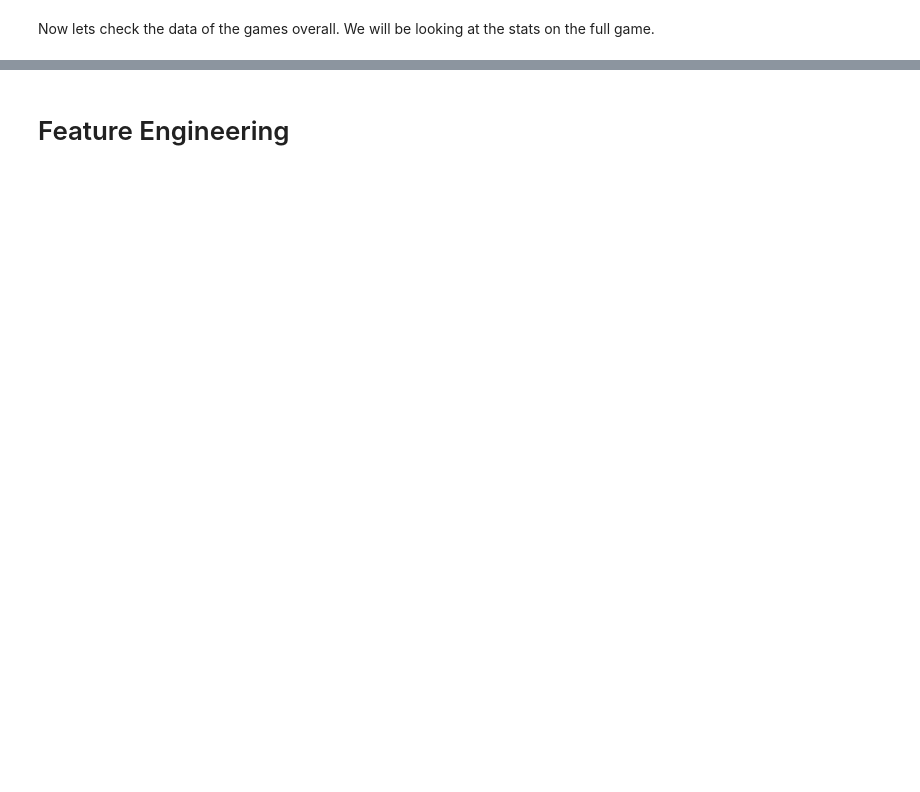
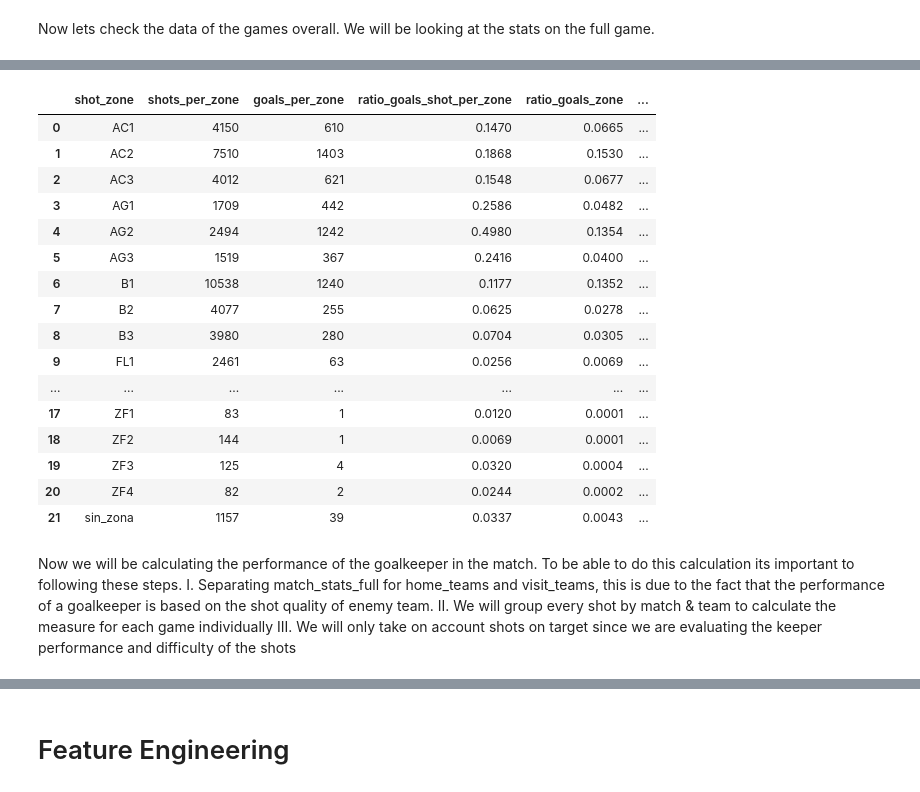
Before and after one commit to JavierJ002/FutbolPorLey, a Jupyter notebook: EDA_notebooks/goalkeepers.ipynb, the cells around one changed output, grey strips where cells are left out. Cells and saved outputs as stored; diff of their text form; code cells hidden in the pictures; blank space fills up the shorter version.

```diff
--- a/EDA_notebooks/goalkeepers.ipynb
+++ b/EDA_notebooks/goalkeepers.ipynb
@@ -135,0 +90,6 @@ print(len(local_gks), len(away_gks))
+# %%
+only_shots_events = match_events.loc[(match_events['event_type'] == 'shot')]
+
+#Goals are presented in shot events also...
+shot_events_per_match = pd.merge(only_shots_events, shots_events, on='event_id', how = 'left')
+shot_events_per_match.head()
@@ -135,0 +265,65 @@ print(len(local_gks), len(away_gks))
+# %%
+#Lets do some aggregations in order to investigate the efficiency of the shots made.
+shots_converted_goal = shots_events_per_match_mapped[
+    shots_events_per_match_mapped['shot_outcome'] == 'goal'
+]
+shots_saved = shots_events_per_match_mapped[
+    shots_events_per_match_mapped['shot_outcome'] == 'save'
+]
+
+shots_blocked = shots_events_per_match_mapped[
+    shots_events_per_match_mapped['shot_outcome'] == 'block'
+]
+
+shots_on_target = shots_events_per_match_mapped[(
+    shots_events_per_match_mapped['shot_outcome'] == 'goal') |
+    (shots_events_per_match_mapped['shot_outcome'] == 'save')
+]
+
+
+shots_per_zone = shots_events_per_match_mapped.groupby('shot_zone').size().reset_index(name = 'shots_per_zone')
+goals_per_zone = shots_converted_goal.groupby('shot_zone').size().reset_index(name = 'goals_per_zone')
+saves_per_zone = shots_saved.groupby('shot_zone').size().reset_index(name = 'shots_saves_per_zone')
+blocks_per_zone = shots_blocked.groupby('shot_zone').size().reset_index(name = 'shots_blocked_per_zone')
+shot_on_target_per_zone = shots_on_target.groupby('shot_zone').size().reset_index(name = 'shots_on_target_per_zone')
+
+
+area_stats = pd.DataFrame()
+area_stats['shot_zone'] = shots_per_zone['shot_zone']
+area_stats['shots_per_zone'] = shots_per_zone['shots_per_zone']
+area_stats['goals_per_zone'] = goals_per_zone['goals_per_zone']
+area_stats['ratio_goals_shot_per_zone'] = area_stats['goals_per_zone'] / area_stats['shots_per_zone']
+total_goals = area_stats['goals_per_zone'].sum()
+area_stats['ratio_goals_zone'] = area_stats['goals_per_zone'] / total_goals
+area_stats['shots_saves_per_zone'] = saves_per_zone['shots_saves_per_zone']
+area_stats['blocks_per_zone'] = blocks_per_zone['shots_blocked_per_zone']
+
+area_stats['ratio_saves'] = area_stats['shots_saves_per_zone'] / area_stats['shots_per_zone']
+area_stats['ratio_blocks'] = area_stats['blocks_per_zone'] / area_stats['shots_per_zone']
+area_stats['shots_on_target_per_zone'] = shot_on_target_per_zone['shots_on_target_per_zone']
+
+area_stats['ratio_goal_shot_on_t_per_zone'] = area_stats['goals_per_zone'] / area_stats['shots_on_target_per_zone']
+area_stats
+# %% [output]
+|  | shot_zone | shots_per_zone | goals_per_zone | ratio_goals_shot_per_zone | ratio_goals_zone | ... |
+| 0 | AC1 | 4150 | 610 | 0.1470 | 0.0665 | ... |
+| 1 | AC2 | 7510 | 1403 | 0.1868 | 0.1530 | ... |
+| 2 | AC3 | 4012 | 621 | 0.1548 | 0.0677 | ... |
+| 3 | AG1 | 1709 | 442 | 0.2586 | 0.0482 | ... |
+| 4 | AG2 | 2494 | 1242 | 0.4980 | 0.1354 | ... |
+| 5 | AG3 | 1519 | 367 | 0.2416 | 0.0400 | ... |
+| 6 | B1 | 10538 | 1240 | 0.1177 | 0.1352 | ... |
+| 7 | B2 | 4077 | 255 | 0.0625 | 0.0278 | ... |
+| 8 | B3 | 3980 | 280 | 0.0704 | 0.0305 | ... |
+| 9 | FL1 | 2461 | 63 | 0.0256 | 0.0069 | ... |
+| ... | ... | ... | ... | ... | ... | ... |
+| 17 | ZF1 | 83 | 1 | 0.0120 | 0.0001 | ... |
+| 18 | ZF2 | 144 | 1 | 0.0069 | 0.0001 | ... |
+| 19 | ZF3 | 125 | 4 | 0.0320 | 0.0004 | ... |
+| 20 | ZF4 | 82 | 2 | 0.0244 | 0.0002 | ... |
+| 21 | sin_zona | 1157 | 39 | 0.0337 | 0.0043 | ... |
+# %% [markdown]
+Now we will be calculating the performance of the goalkeeper in the match. To be able to do this calculation its important to following these steps.
+I. Separating match_stats_full for home_teams and visit_teams, this is due to the fact that the performance of a goalkeeper is based on the shot quality of enemy team.
+II. We will group every shot by match & team to calculate the measure for each game individually
+III. We will only take on account shots on target since we are evaluating the keeper performance and difficulty of the shots
```
Also changed, not shown: parts of 49 cells of this notebook, 8 other files.
